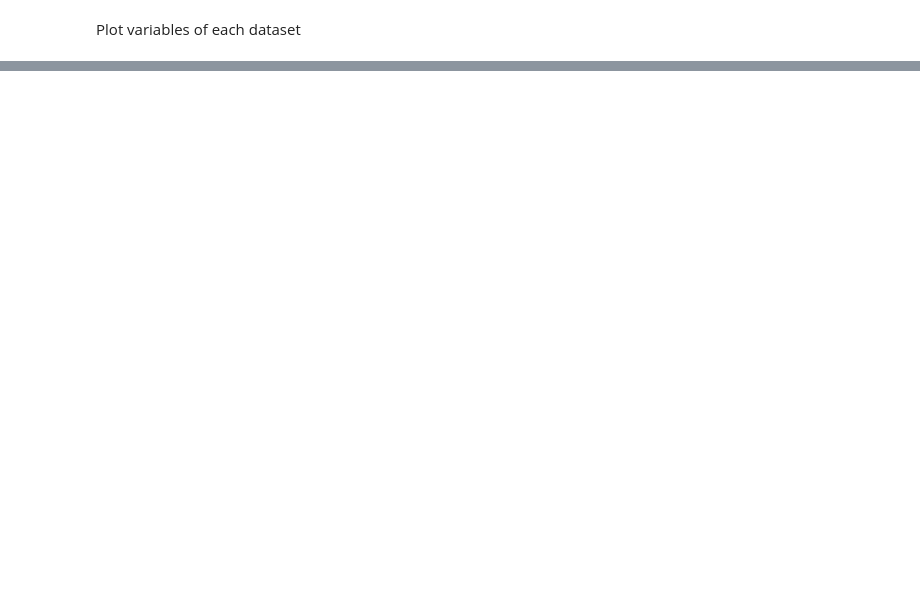
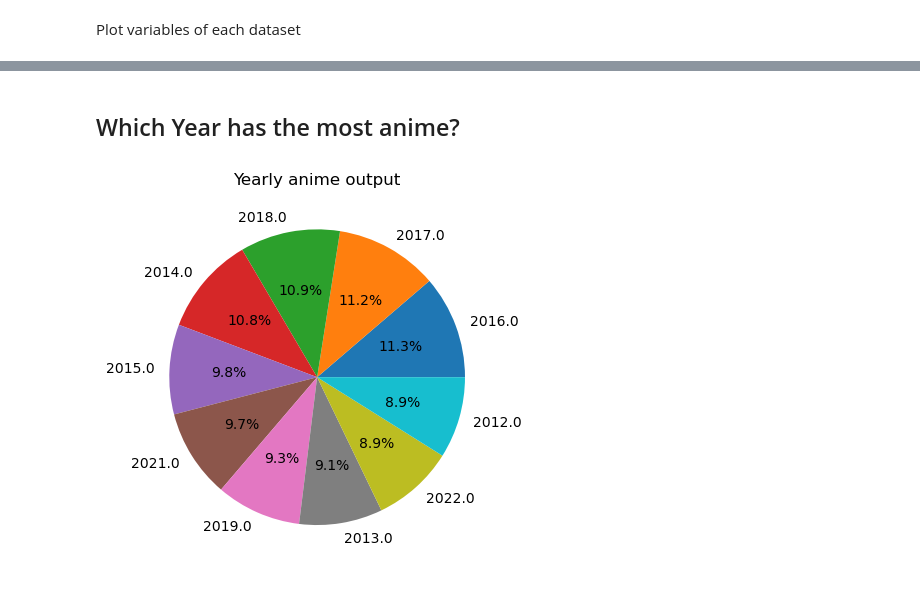
Before and after one commit to Sjue/Anime-Features, a Jupyter notebook: Cap2_EDA.ipynb, the cells around one changed output, grey strips where cells are left out. Cells and saved outputs as stored; diff of their text form; code cells hidden in the pictures; blank space fills up the shorter version.

```diff
--- a/Cap2_EDA.ipynb
+++ b/Cap2_EDA.ipynb
@@ -486,0 +87,12 @@ abs(popular_anime["score"].corr(popular_anime['start_year']))
+# %% [markdown]
+## Which Year has the most anime?
+# %%
+years = anime['start_year'].value_counts()
+years_count = pd.DataFrame({'id' : years.index, 'year_count': years.values})
+years_great = years_count.head(10)
+#years_great.loc[len(years_great.index)] = ['other', years_count['year_count'].drop(years_great.index).sum()]
+plt.pie(years_great['year_count'], labels = years_great['id'], autopct= '%1.1f%%')
+plt.title("Yearly anime output")
+plt.show()
+# %% [output]
+[figure, added]
```
Also changed, not shown: parts of 182 cells of this notebook, 3 other files.
